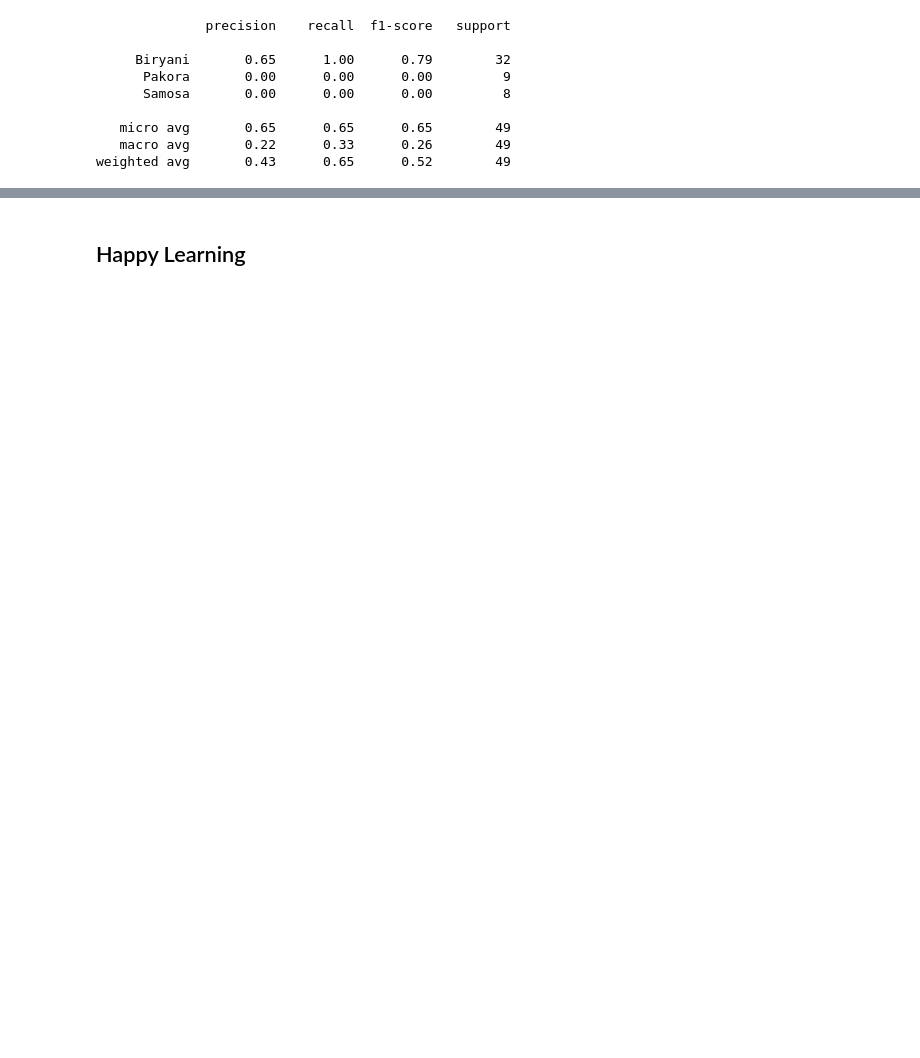
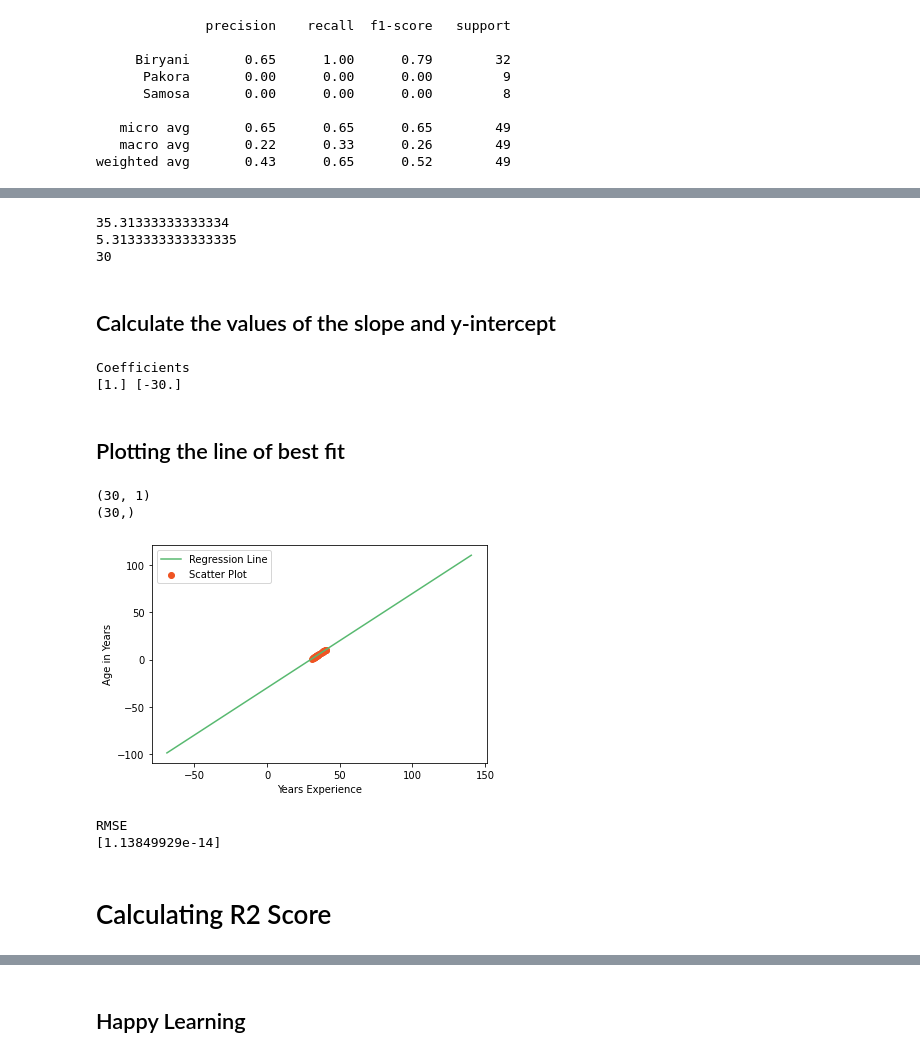
Before and after one commit to Aliktk/Python_Chilla, a Jupyter notebook: assignments/5th_all_assignment_task_machine_learning.ipynb, the cells around one changed output, grey strips where cells are left out. Saved outputs shown, nothing was run; the diff lists cells and outputs as text; code cells hidden in the pictures; blank space fills up the shorter version.

```diff
--- a/assignments/5th_all_assignment_task_machine_learning.ipynb
+++ b/assignments/5th_all_assignment_task_machine_learning.ipynb
@@ -1355,0 +1407,79 @@ weighted avg       0.43      0.65      0.52        49
+# %%
+# Mean X and Y
+mean_x = np.mean(X)
+mean_y = np.mean(Y)
+
+# Total number of values
+n = len(X)
+# %%
+print(mean_x)
+print(mean_y)
+print(n)
+# %% [output]
+35.31333333333334
+5.3133333333333335
+30
+# %% [markdown]
+## Calculate the values of the slope and y-intercept
+# %%
+# Using the formula to calculate 'm' and 'c'
+numer = 0
+denom = 0
+for i in range(n):
+    numer = (X[i] - mean_x) * (Y[i] - mean_y)
+    numer = numer + 1
+    denom = (X[i] - mean_x) ** 2
+    denom = denom + 1
+
+m = numer / denom
+c = mean_y - (m * mean_x)
+
+# Printing coefficients
+print("Coefficients")
+print(m, c)
+# %% [output]
+Coefficients
+[1.] [-30.]
+# %% [markdown]
+## Plotting the line of best fit
+# %%
+print(X.shape)
+print(Y.shape)
+# %% [output]
+(30, 1)
+(30,)
+# %%
+# Plotting Values and Regression Line
+
+max_x = np.max(X) + 100
+min_x = np.min(X) - 100
+
+# Calculating line values x and y
+x = np.linspace(min_x, max_x, 1000)
+y = c + m * x
+
+# Ploting Line
+plt.plot(x, y, color='#58b970', label='Regression Line')
+# Ploting Scatter Points
+plt.scatter(X, Y, c='#ef5423', label='Scatter Plot')
+
+plt.xlabel('Years Experience')
+plt.ylabel('Age in Years')
+plt.legend()
+plt.show()
+# %% [output]
+[figure, added]
+# %%
+# Calculating Root Mean Squares Error
+rmse = 0
+for i in range(n):
+    y_pred = c + m * X[i]
+    rmse += (Y[i] - y_pred) ** 2
+rmse = np.sqrt(rmse/n)
+print("RMSE")
+print(rmse)
+# %% [output]
+RMSE
+[1.13849929e-14]
+# %% [markdown]
+# Calculating R2 Score
```
Also changed, not shown: parts of 83 cells of this notebook, 26 other files.
